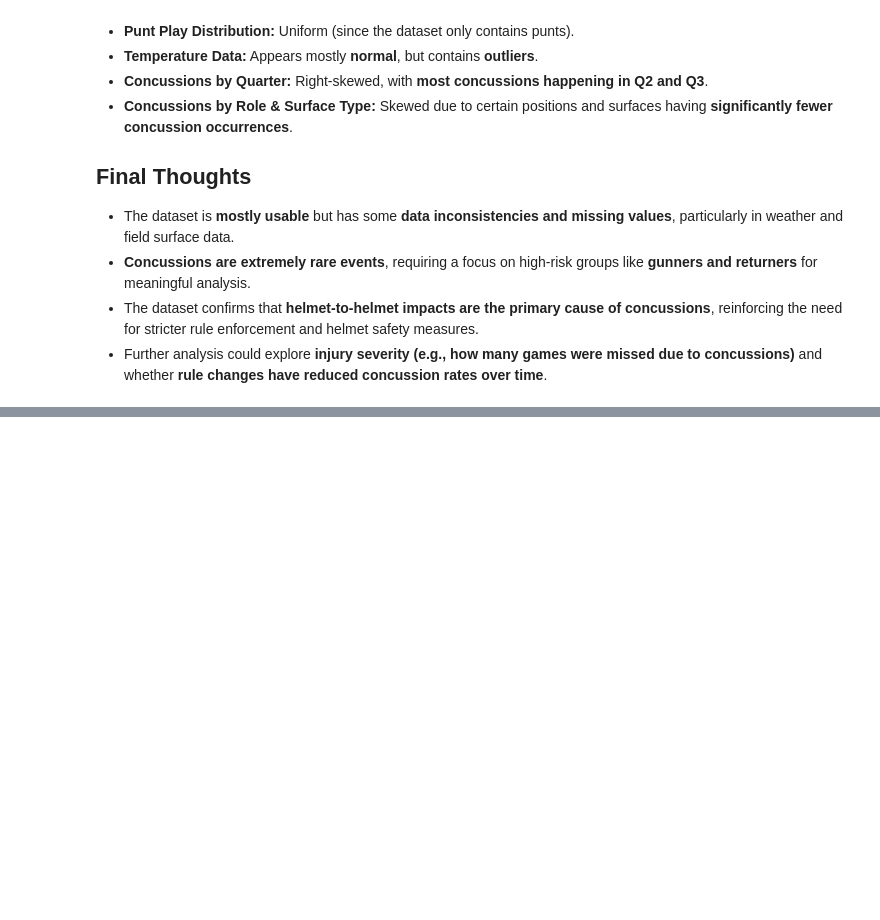
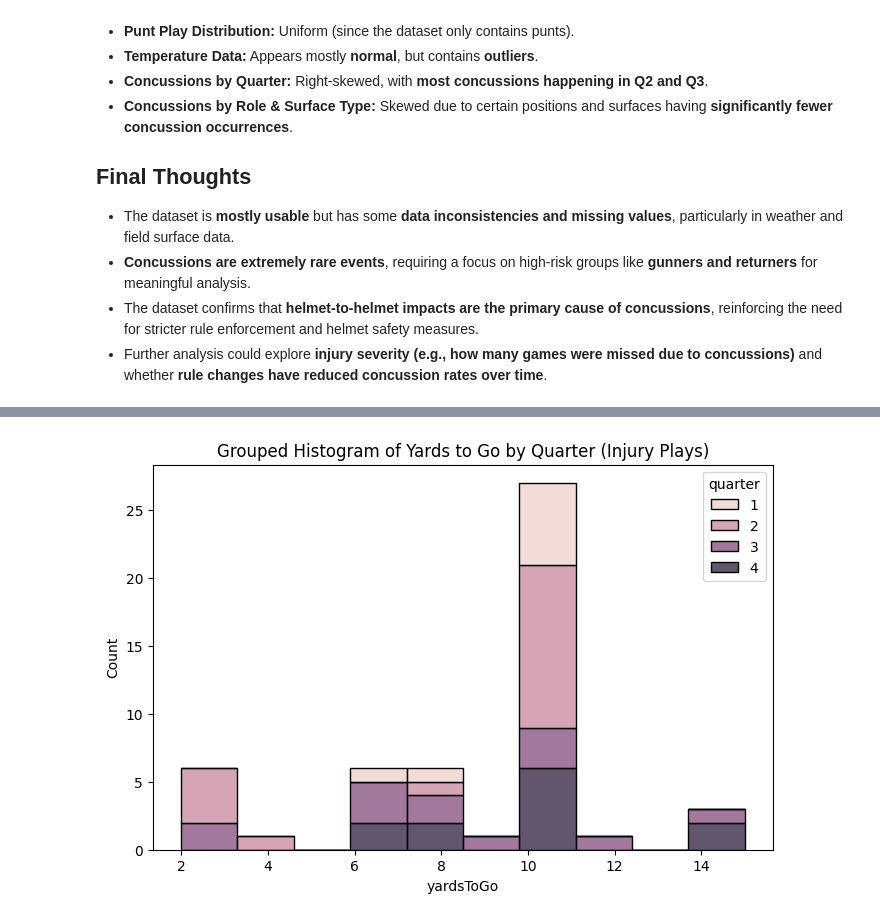
Before and after one commit to cwmckee91/dx699, a Jupyter notebook: 2025-spring-B2/ModB2-Week4-McKee-Chris.ipynb, the cells around one changed output, grey strips where cells are left out. Cells and saved outputs as stored; diff of their text form; code cells hidden in the pictures; blank space fills up the shorter version.

```diff
--- a/2025-spring-B2/ModB2-Week4-McKee-Chris.ipynb
+++ b/2025-spring-B2/ModB2-Week4-McKee-Chris.ipynb
@@ -526,0 +738,7 @@ print("\n### Mode Values ###\n", mode_values)
+# %%
+plt.figure(figsize=(8, 5))
+sns.histplot(data=sampled_injury_df, x="yardsToGo", hue="quarter", multiple="stack", bins=10)
+plt.title("Grouped Histogram of Yards to Go by Quarter (Injury Plays)")
+plt.show()
+# %% [output]
+[figure, added]
```
Also changed, not shown: parts of 25 cells of this notebook.
